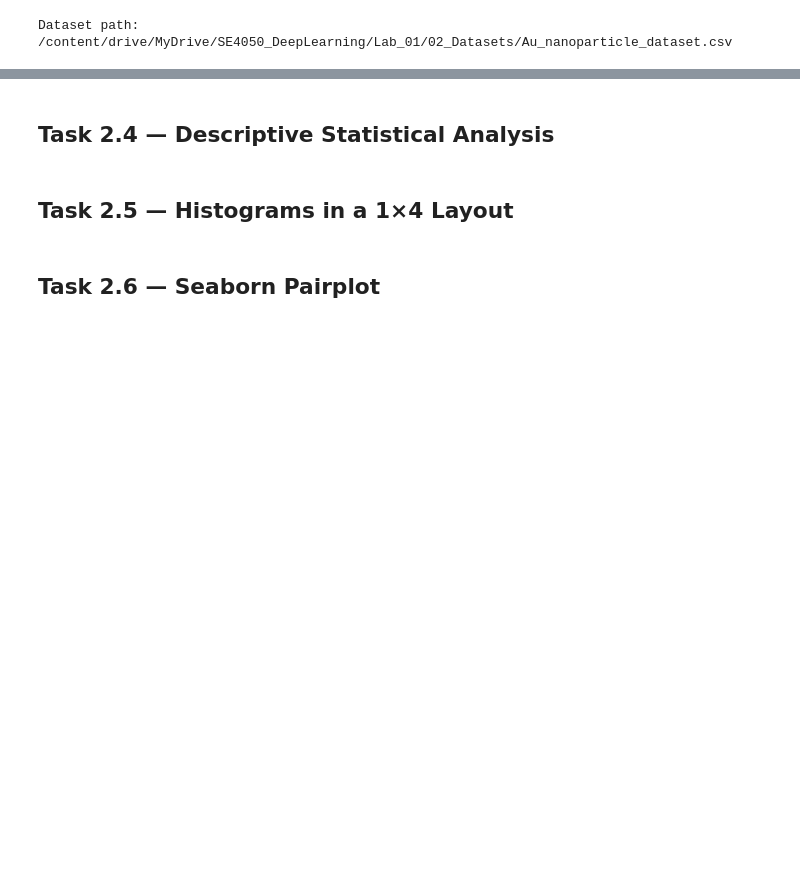
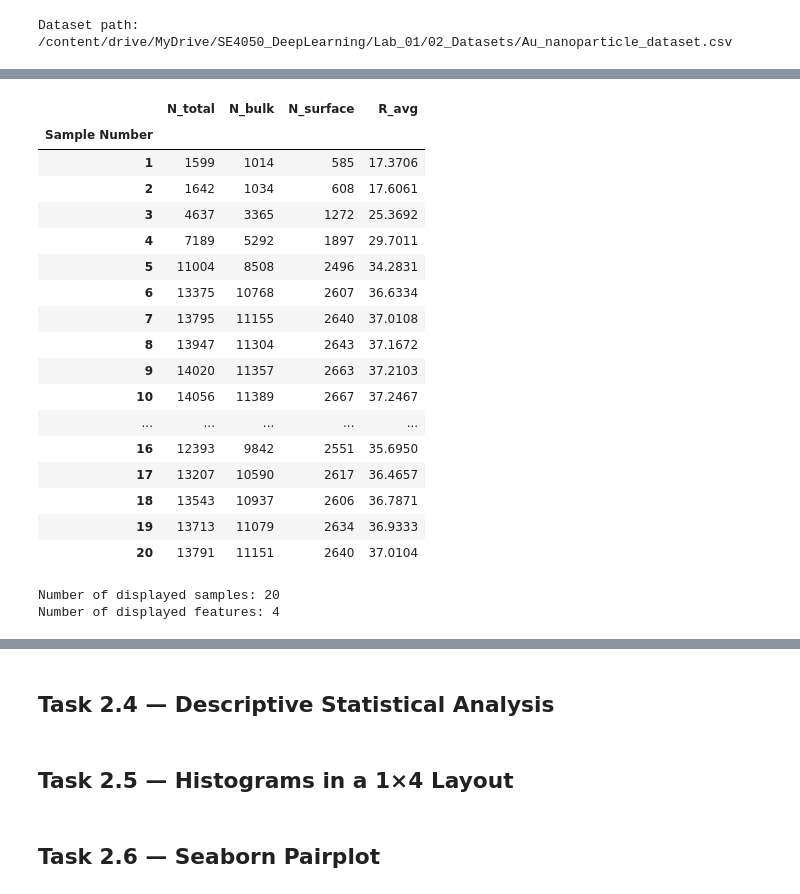
Before and after one commit to ramzymhafeel/SE4050-Deep-Learning-Lab-01, a Jupyter notebook: notebooks/SE4050_Lab01_Task2.ipynb, the cells around one changed output, grey strips where cells are left out. Saved outputs shown, nothing was run; the diff lists cells and outputs as text; code cells hidden in the pictures; blank space fills up the shorter version.

Commit message:
Complete Task 2 dataset loading and feature selection

```diff
--- a/notebooks/SE4050_Lab01_Task2.ipynb
+++ b/notebooks/SE4050_Lab01_Task2.ipynb
@@ -62,0 +113,5 @@ Dataset path:
+# %%
+au_df = pd.read_csv(au_file_path)
+
+print("Dataset loaded successfully.")
+print("Dataset shape:", au_df.shape)
@@ -62,0 +165,4 @@ Dataset path:
+# %%
+au_df.columns = au_df.columns.str.strip()
+
+print("Column names cleaned successfully.")
@@ -62,0 +211,12 @@ Dataset path:
+# %%
+new_df = au_df[
+    [
+        "N_total",
+        "N_bulk",
+        "N_surface",
+        "R_avg"
+    ]
+].copy()
+
+print("Filtered dataframe created successfully.")
+print("Filtered dataframe shape:", new_df.shape)
@@ -62,0 +243,8 @@ Dataset path:
+# %%
+for column in required_columns:
+    new_df[column] = pd.to_numeric(
+        new_df[column],
+        errors="coerce"
+    )
+
+print("Selected features converted to numeric format.")
@@ -64,0 +295,47 @@ Dataset path:
+# %%
+first_20_display = (
+    new_df
+    .head(20)
+    .copy()
+)
+
+first_20_display.index = range(
+    1,
+    len(first_20_display) + 1
+)
+
+first_20_display.index.name = "Sample Number"
+
+display(first_20_display)
+# %% [output]
+|  | N_total | N_bulk | N_surface | R_avg |
+| Sample Number |  |  |  |  |
+| 1 | 1599 | 1014 | 585 | 17.3706 |
+| 2 | 1642 | 1034 | 608 | 17.6061 |
+| 3 | 4637 | 3365 | 1272 | 25.3692 |
+| 4 | 7189 | 5292 | 1897 | 29.7011 |
+| 5 | 11004 | 8508 | 2496 | 34.2831 |
+| 6 | 13375 | 10768 | 2607 | 36.6334 |
+| 7 | 13795 | 11155 | 2640 | 37.0108 |
+| 8 | 13947 | 11304 | 2643 | 37.1672 |
+| 9 | 14020 | 11357 | 2663 | 37.2103 |
+| 10 | 14056 | 11389 | 2667 | 37.2467 |
+| ... | ... | ... | ... | ... |
+| 16 | 12393 | 9842 | 2551 | 35.6950 |
+| 17 | 13207 | 10590 | 2617 | 36.4657 |
+| 18 | 13543 | 10937 | 2606 | 36.7871 |
+| 19 | 13713 | 11079 | 2634 | 36.9333 |
+| 20 | 13791 | 11151 | 2640 | 37.0104 |
+# %%
+print(
+    "Number of displayed samples:",
+    first_20_samples.shape[0]
+)
+
+print(
+    "Number of displayed features:",
+    first_20_samples.shape[1]
+)
+# %% [output]
+Number of displayed samples: 20
+Number of displayed features: 4
```
Also changed, not shown: parts of 26 cells of this notebook.
